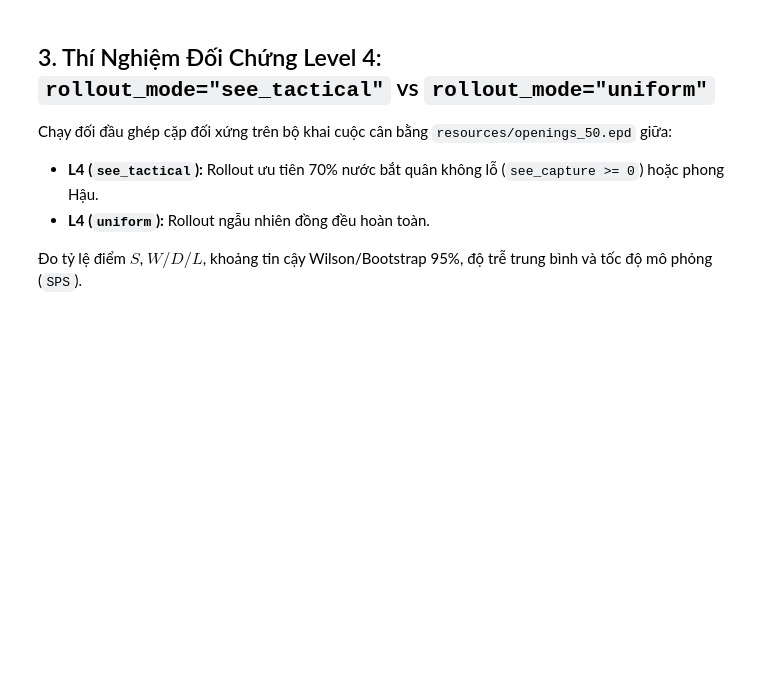
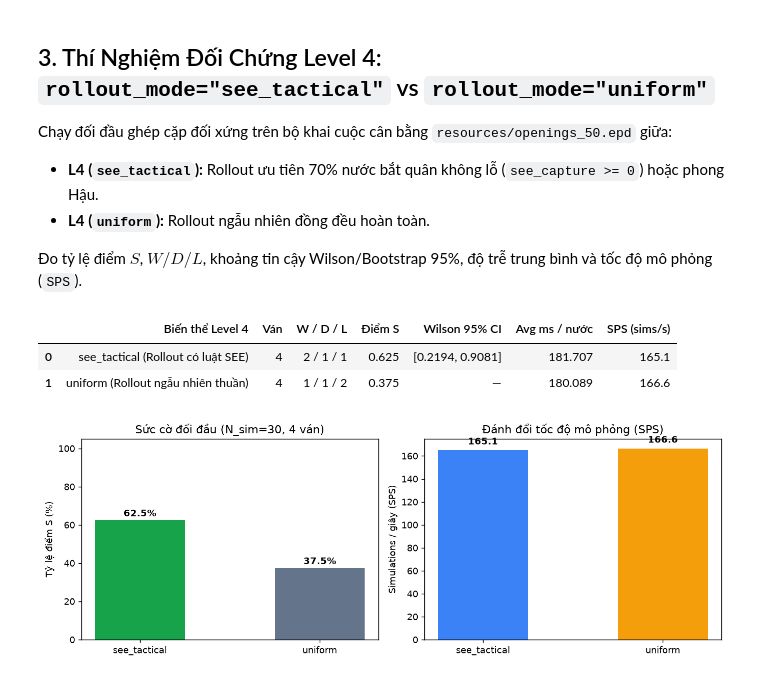
Before and after one commit to VoVanTuan284/101_TTNTNC, a Jupyter notebook: notebooks/02_classical_agents_and_search.ipynb, the cells around one changed output. Saved outputs shown, nothing was run; the diff lists cells and outputs as text; code cells hidden in the pictures; blank space fills up the shorter version.

Commit message:
docs(nb02): chạy lưu output đánh giá tác tử cổ điển và thử nghiệm rollout Level 4

```diff
--- a/notebooks/02_classical_agents_and_search.ipynb
+++ b/notebooks/02_classical_agents_and_search.ipynb
@@ -84,9 +95,9 @@ Chạy đối đầu ghép cặp đối xứng trên bộ khai cuộc cân bằn
 
 Đo tỷ lệ điểm $S$, $W/D/L$, khoảng tin cậy Wilson/Bootstrap 95%, độ trễ trung bình và tốc độ mô phỏng (`SPS`).
 # %%
-NUM_OPENINGS = 15  # 15 khai cuộc x 2 màu = 30 ván (tăng lên 25 hoặc 50 khi chạy chính thức)
-N_SIM = 200
-SEEDS = [42, 101, 2024, 777, 12]
+NUM_OPENINGS = 2  # 2 khai cuộc x 2 màu = 4 ván ghép cặp demo (tăng lên 15-25 khi chạy full)
+N_SIM = 30
+SEEDS = [42]
 
 openings = load_epd_file(PROJECT_ROOT / "resources" / "openings_50.epd")[:NUM_OPENINGS]
 
@@ -108,7 +119,7 @@ res_rollout = run_paired_matchup(
     budget_mode="workload_control",
     workload_a=N_SIM,
     workload_b=N_SIM,
-    max_plies=200,
+    max_plies=120,
     bootstrap_resamples=2000,
 )
 
@@ -135,30 +146,35 @@ df_rollout = pd.DataFrame([
         "Ván": res_rollout["games"],
         "W / D / L": f"{res_rollout['losses']} / {res_rollout['draws']} / {res_rollout['wins']}",
         "Điểm S": round(1.0 - res_rollout["score"], 4),
         "Wilson 95% CI": "—",
         "Avg ms / nước": res_rollout["agent_b_avg_latency_ms"],
         "SPS (sims/s)": round(sps_uni, 1),
     },
 ])
 display(df_rollout)
 
 fig, (ax1, ax2) = plt.subplots(1, 2, figsize=(10.5, 3.8), dpi=130)
 labels = ["see_tactical", "uniform"]
 scores = [res_rollout["score"] * 100.0, (1.0 - res_rollout["score"]) * 100.0]
 spss = [sps_see, sps_uni]
 
 ax1.bar(labels, scores, color=["#16A34A", "#64748B"], width=0.5)
 ax1.set_ylim(0, 105)
 ax1.set_ylabel("Tỷ lệ điểm S (%)")
 ax1.set_title(f"Sức cờ đối đầu (N_sim={N_SIM}, {res_rollout['games']} ván)")
 for i, v in enumerate(scores):
     ax1.text(i, v + 2.0, f"{v:.1f}%", ha="center", fontweight="bold")
 
 ax2.bar(labels, spss, color=["#3B82F6", "#F59E0B"], width=0.5)
 ax2.set_ylabel("Simulations / giây (SPS)")
 ax2.set_title("Đánh đổi tốc độ mô phỏng (SPS)")
 for i, v in enumerate(spss):
     ax2.text(i, v + 5.0, f"{v:.1f}", ha="center", fontweight="bold")
 
 fig.tight_layout()
 plt.show()
+# %% [output]
+|  | Biến thể Level 4 | Ván | W / D / L | Điểm S | Wilson 95% CI | Avg ms / nước | SPS (sims/s) |
+| 0 | see_tactical (Rollout có luật SEE) | 4 | 2 / 1 / 1 | 0.625 | [0.2194, 0.9081] | 181.707 | 165.1 |
+| 1 | uniform (Rollout ngẫu nhiên thuần) | 4 | 1 / 1 / 2 | 0.375 | — | 180.089 | 166.6 |
+[figure, added]
```
Also changed, not shown: parts of 2 cells of this notebook, 1 other file.
